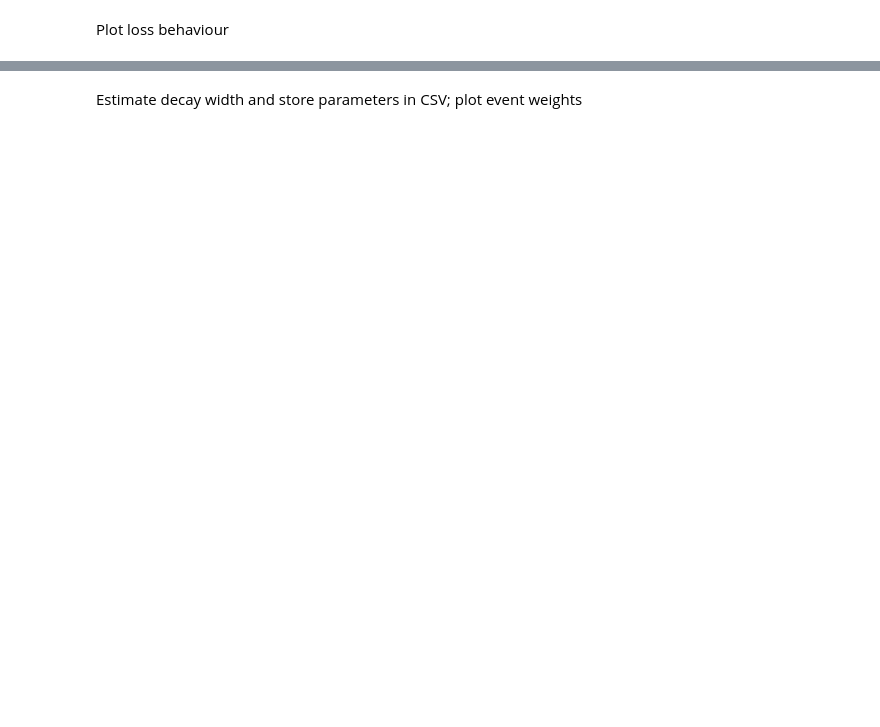
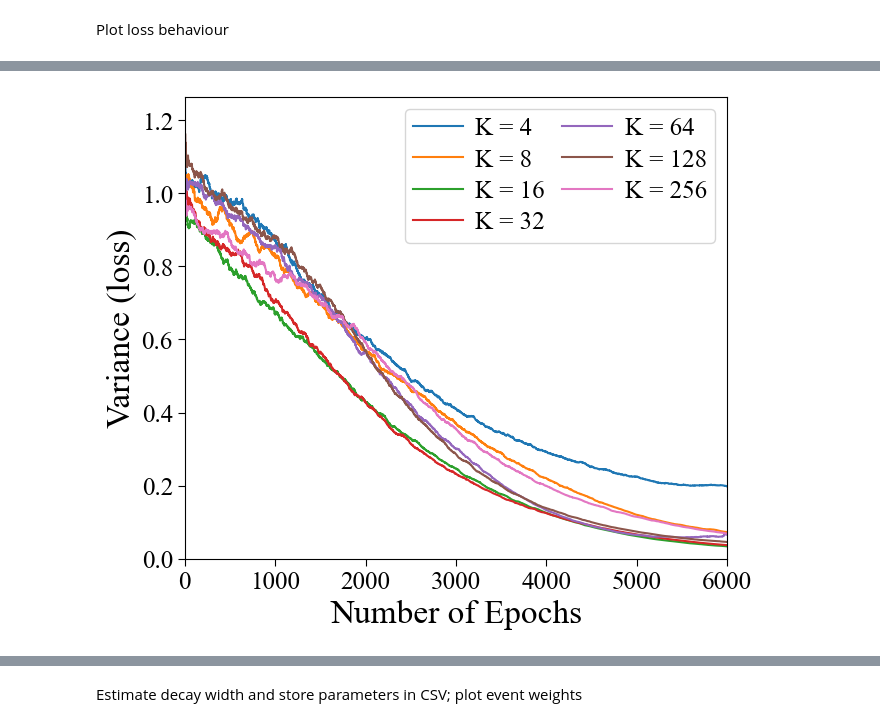
Before and after one commit to alracey/level4-project, a Jupyter notebook: decay_flow.ipynb, the cells around one changed output, grey strips where cells are left out. Cells and saved outputs as stored; diff of their text form; code cells hidden in the pictures; blank space fills up the shorter version.

```diff
--- a/decay_flow.ipynb
+++ b/decay_flow.ipynb
@@ -696,0 +481,41 @@ plt.show()
+# %%
+# plotting for early stopping enabled
+
+fig, ax = plt.subplots(figsize=(7, 6))
+
+colors = plt.cm.tab10.colors  # already colorblind-safe
+
+for i, (K, run_data) in enumerate(results.items()):
+    losses = run_data["losses"]
+    smooth_losses = run_data["smooth_losses"]
+
+    epochs_plot = torch.arange(len(smooth_losses))
+    ax.plot(
+        epochs_plot,
+        smooth_losses.numpy(),
+        label=f"K = {K}",
+        color=colors[i % len(colors)],
+    )
+
+ax.set_xlabel("Number of Epochs", fontsize=24)
+ax.set_ylabel("Variance (loss)", fontsize=24)
+
+ax.tick_params(axis="both", which="major", direction="out", length=5, labelsize=18)
+
+ax.set_xlim(0, 6000)
+ax.set_ylim(bottom=0)
+
+ax.legend(
+    ncol=2,
+    columnspacing=0.7,   # space between columns
+    handletextpad=0.5,   # space between line and label
+    labelspacing=0.3,    # vertical spacing between rows
+    borderpad=0.3,       # padding inside legend box
+    fontsize=18
+)
+
+#fig.savefig("/mnt/c/Users/Alex/Documents/L4/Project/Summative report/figs/decay_pwq_losses", dpi=500, bbox_inches='tight')
+
+plt.show()
+# %% [output]
+[figure, added]
```
Also changed, not shown: parts of 56 cells of this notebook.
